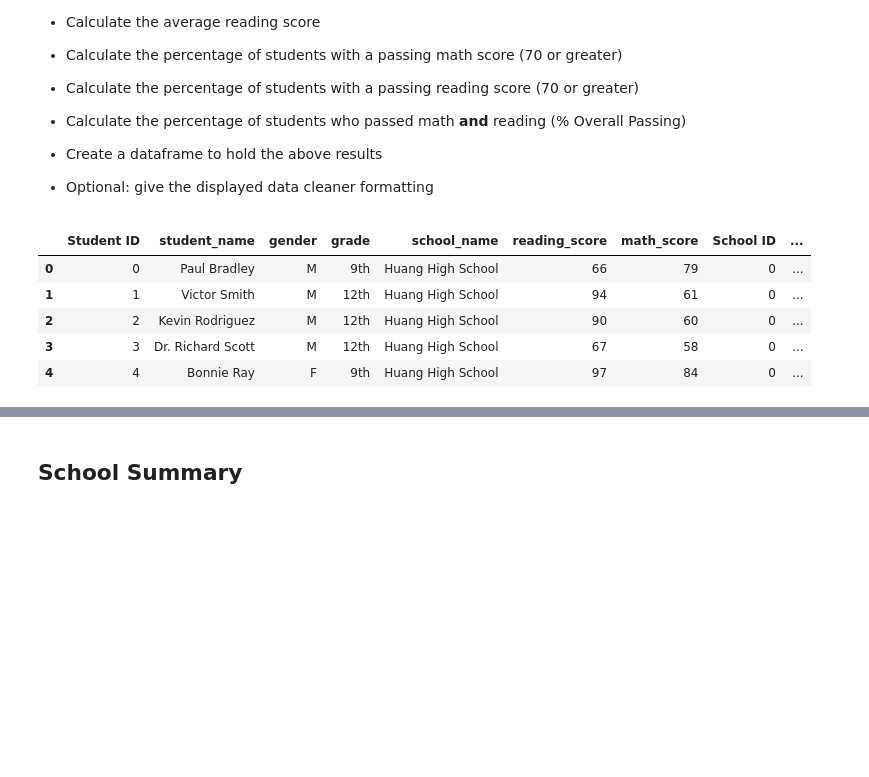
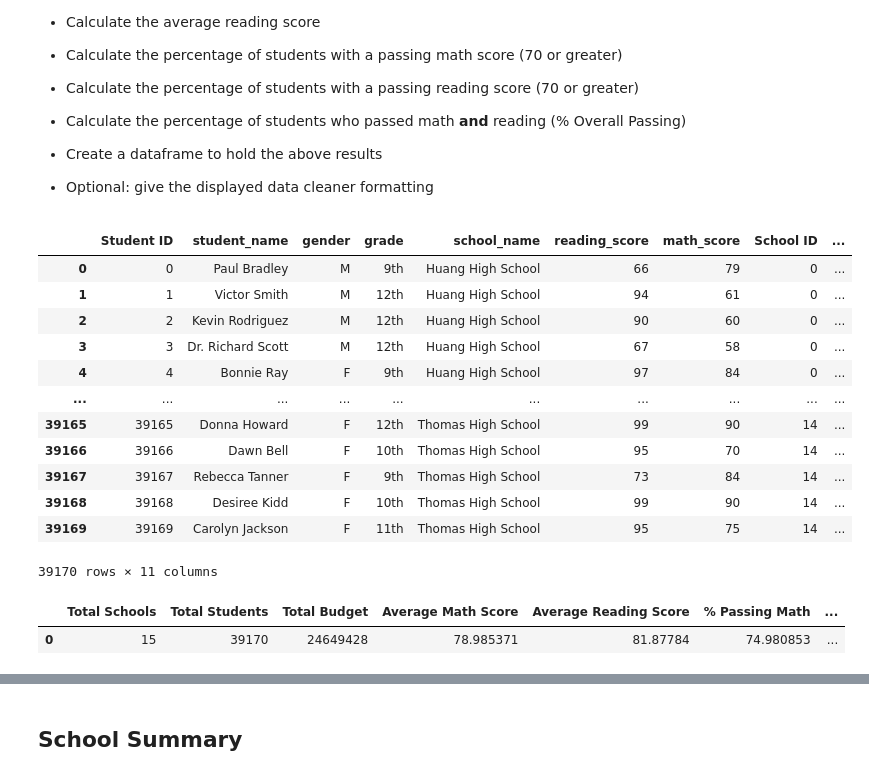
Before and after one commit to pulliam-chris/Pandas-Challenge, a Jupyter notebook: PyCitySchools_main.ipynb, the cells around one changed output, grey strips where cells are left out. Drawn from its saved outputs; the diff is of its cells as text; code cells hidden in the pictures; blank space fills up the shorter version.

Commit message:
First summary block and data frame complete.  Need to add comments

```diff
--- a/PyCitySchools_main.ipynb
+++ b/PyCitySchools_main.ipynb
@@ -38,14 +38,59 @@ school_data_complete = pd.merge(student_data, school_data, how="left", on=["scho
 
 * Optional: give the displayed data cleaner formatting
 # %%
-school_data_complete.head()
+school_data_complete
 # %% [output]
 |  | Student ID | student_name | gender | grade | school_name | reading_score | math_score | School ID | ... |
 | 0 | 0 | Paul Bradley | M | 9th | Huang High School | 66 | 79 | 0 | ... |
 | 1 | 1 | Victor Smith | M | 12th | Huang High School | 94 | 61 | 0 | ... |
 | 2 | 2 | Kevin Rodriguez | M | 12th | Huang High School | 90 | 60 | 0 | ... |
 | 3 | 3 | Dr. Richard Scott | M | 12th | Huang High School | 67 | 58 | 0 | ... |
 | 4 | 4 | Bonnie Ray | F | 9th | Huang High School | 97 | 84 | 0 | ... |
+| ... | ... | ... | ... | ... | ... | ... | ... | ... | ... |
+| 39165 | 39165 | Donna Howard | F | 12th | Thomas High School | 99 | 90 | 14 | ... |
+| 39166 | 39166 | Dawn Bell | F | 10th | Thomas High School | 95 | 70 | 14 | ... |
+| 39167 | 39167 | Rebecca Tanner | F | 9th | Thomas High School | 73 | 84 | 14 | ... |
+| 39168 | 39168 | Desiree Kidd | F | 10th | Thomas High School | 99 | 90 | 14 | ... |
+| 39169 | 39169 | Carolyn Jackson | F | 11th | Thomas High School | 95 | 75 | 14 | ... |
+39170 rows × 11 columns
+# %%
+#Calculate values for District summary dataframe
+totalSchools = len(school_data_complete["School ID"].unique())
+totalStudents = len(school_data_complete["Student ID"].unique())
+totalBudget = sum(school_data_complete['budget'].unique())
+
+averageMath = school_data_complete['math_score'].mean()
+averageReading = school_data_complete['reading_score'].mean()
+
+
+passingMath_df = school_data_complete.loc[school_data_complete["math_score"] >= 70]
+passingMath = len(passingMath_df)
+passingMath = (passingMath / totalStudents) * 100
+#vernon_crime_df = no_null_crime_df.loc[no_null_crime_df["Neighborhood"] == "Vernon"]
+
+passingReading_df = school_data_complete.loc[school_data_complete["reading_score"] >= 70]
+passingReading = len(passingReading_df)
+passingReading = (passingReading / totalStudents) * 100
+
+#good_movies_df = imdb_df.loc[(imdb_df["IMDB"] >= 7) & (imdb_df["IMDB_user_vote_count"] < 20000), ["FILM", "IMDB", "IMDB_user_vote_count"]]
+passingOverall_df = school_data_complete.loc[(school_data_complete["reading_score"] >= 70) & (school_data_complete["math_score"] >= 70)]
+passingOverall = len(passingOverall_df)
+passingOverall = (passingOverall / totalStudents) * 100
+
+# Place all of the data found into a summary DataFrame
+summary_df = pd.DataFrame({"Total Schools": [totalSchools],
+                              "Total Students": totalStudents,
+                              "Total Budget": totalBudget,
+                              "Average Math Score": averageMath,
+                              "Average Reading Score": averageReading,
+                              "% Passing Math": passingMath,
+                              "% Passing Reading":passingReading,
+                              "% Overal Passing": passingOverall})
+
+summary_df
+# %% [output]
+|  | Total Schools | Total Students | Total Budget | Average Math Score | Average Reading Score | % Passing Math | ... |
+| 0 | 15 | 39170 | 24649428 | 78.985371 | 81.87784 | 74.980853 | ... |
 # %%
 # %% [output]
 |  | Total Schools | Total Students | Total Budget | Average Math Score | Average Reading Score | % Passing Math | ... |
```
